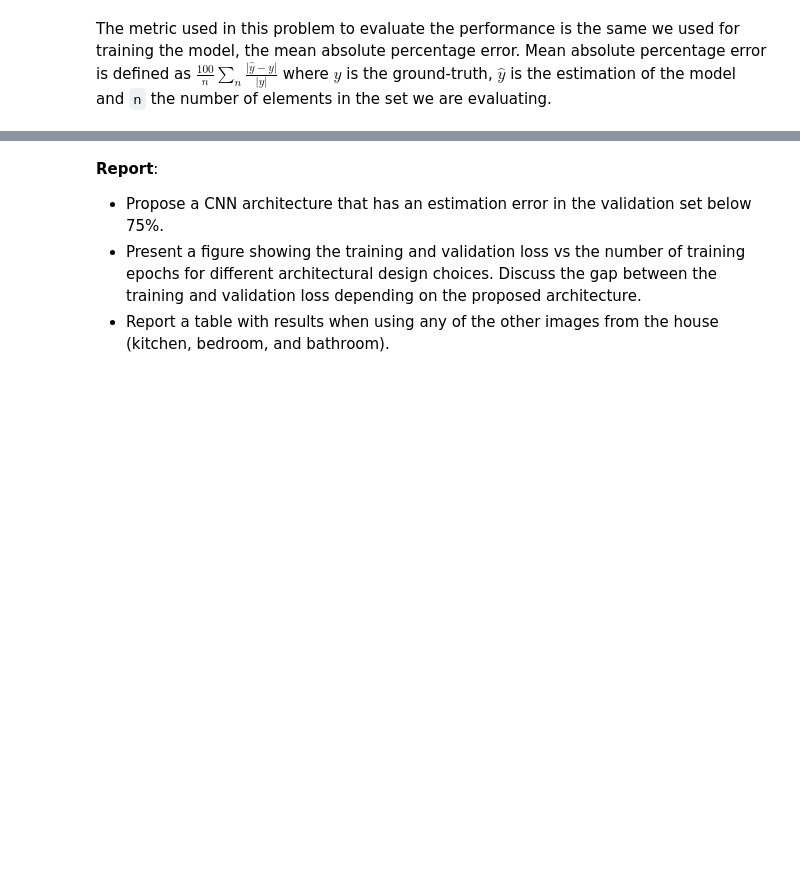
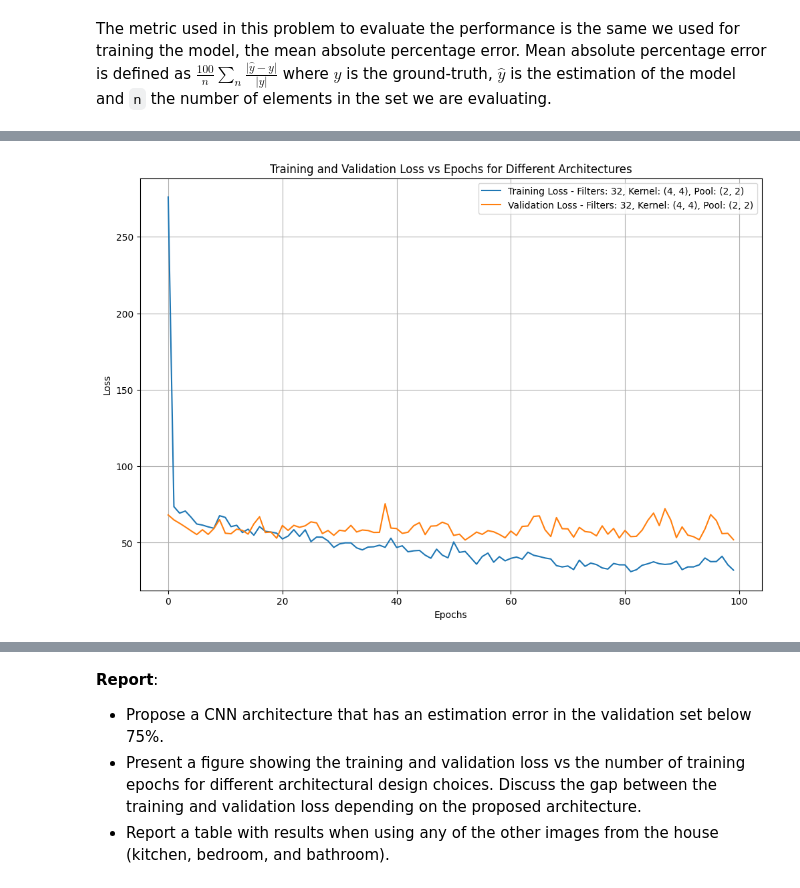
Before and after one commit to Utsav254/deep-learning-course, a Jupyter notebook: 02_CNN_Introduction.ipynb, the cells around one changed output, grey strips where cells are left out. Saved outputs shown, nothing was run; the diff lists cells and outputs as text; code cells hidden in the pictures; blank space fills up the shorter version.

```diff
--- a/02_CNN_Introduction.ipynb
+++ b/02_CNN_Introduction.ipynb
@@ -989,0 +1036,67 @@ The metric used in this problem to evaluate the performance is the same we used
+# %%
+import matplotlib.pyplot as plt
+import numpy as np
+from tensorflow.keras.models import Sequential
+from tensorflow.keras.layers import Conv2D, MaxPooling2D, AveragePooling2D, Flatten, Dense, Dropout, Input
+from tensorflow.keras.optimizers import Adam
+from tensorflow.keras.utils import to_categorical
+
+def create_model(nb_filters, kernel_size, pool_size):
+    model = Sequential([
+        Input(shape=(64, 64, 3)),
+        Conv2D(nb_filters, kernel_size, padding="same", activation='relu'),
+        MaxPooling2D(pool_size=pool_size),
+        Conv2D(nb_filters*2, kernel_size, padding="same", activation='relu'),
+        MaxPooling2D(pool_size=pool_size),
+        Conv2D(nb_filters*4, kernel_size, padding="same", activation='relu'),
+        MaxPooling2D(pool_size=pool_size),
+        AveragePooling2D(pool_size=pool_size),
+        Flatten(),
+        Dense(128),
+        Dropout(0.5),
+        Dense(1),
+    ])
+
+    optimizer = Adam(learning_rate=1e-3)
+    model.compile(loss="mean_absolute_percentage_error", optimizer=optimizer, metrics=['mean_absolute_percentage_error'])
+
+    return model
+
+filter_combinations = [32]
+kernel_combinations = [(4, 4)]
+pool_size = (2, 2)
+
+# Store training and validation loss for each combination
+history_data = []
+
+for nb_filters in filter_combinations:
+    for kernel_size in kernel_combinations:
+            print(f"Training model with filters={nb_filters}, kernel_size={kernel_size}, pool_size={pool_size}")
+            # Create and train the model
+            model = create_model(nb_filters, kernel_size, pool_size)
+            history = model.fit(X_train, Y_train, validation_data=(X_val, Y_val), epochs=100, batch_size=32, verbose=1)
+            history_data.append((nb_filters, kernel_size, pool_size, history))
+
+# Plot the training and validation loss for each combination of hyperparameters
+plt.figure(figsize=(12, 8))
+
+for data in history_data:
+    nb_filters, kernel_size, pool_size, history = data
+    plt.plot(history.history['loss'], label=f'Training Loss - Filters: {nb_filters}, Kernel: {kernel_size}, Pool: {pool_size}')
+    plt.plot(history.history['val_loss'], label=f'Validation Loss - Filters: {nb_filters}, Kernel: {kernel_size}, Pool: {pool_size}')
+
+plt.xlabel('Epochs')
+plt.ylabel('Loss')
+plt.title('Training and Validation Loss vs Epochs for Different Architectures')
+plt.legend()
+plt.grid(True)
+plt.show()
+
+## filter size 7,7
+
+## nb filters = 16
+## loss 71.64226, valloss = 74.7085
+
+## nb filters = 64
+## lose = 70.5628, valloss = 70.6059
+# %% [output]
@@ -989,0 +1120 @@ The metric used in this problem to evaluate the performance is the same we used
+[figure, added]
```
Also changed, not shown: parts of 15 cells of this notebook.
